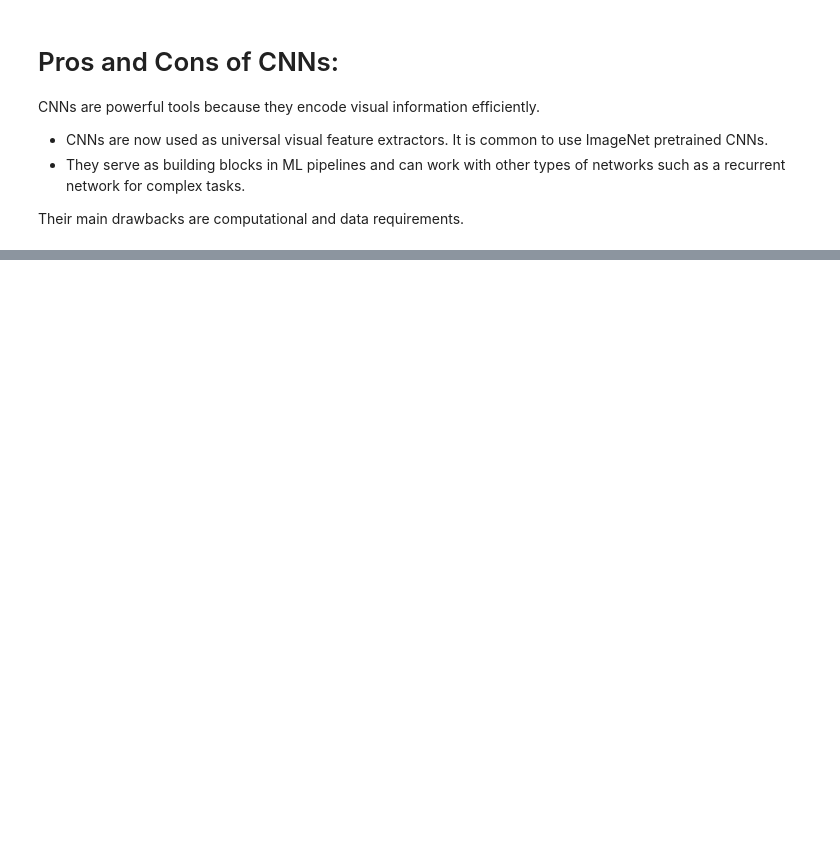
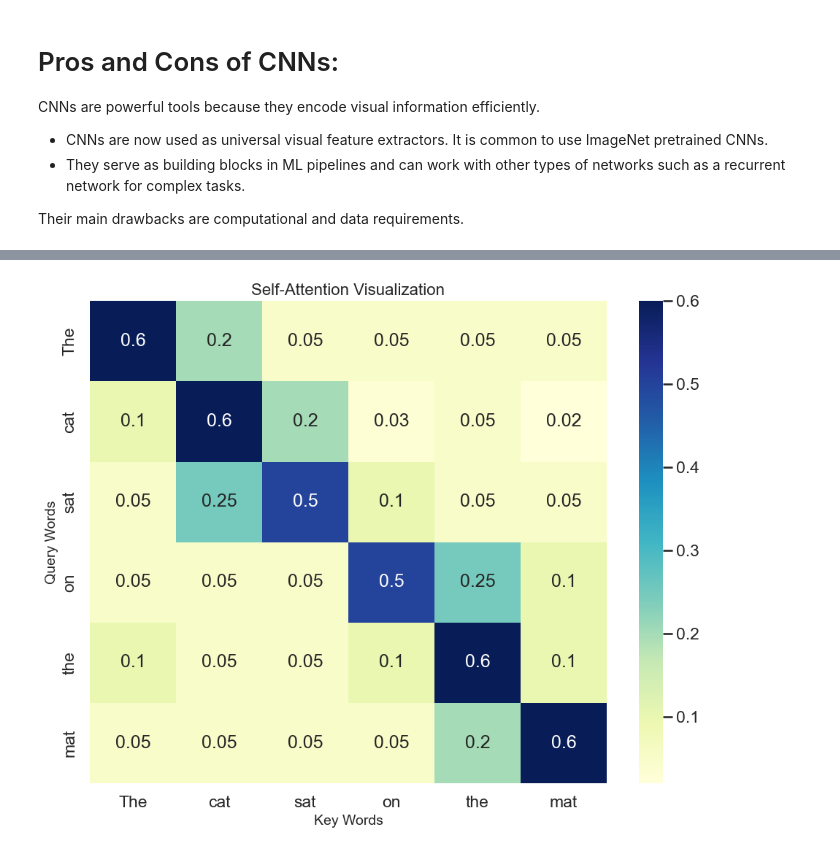
Before and after one commit to aaarrmiinnn/GW-CS6364, a Jupyter notebook: slides/lecture12-deep-learning.ipynb, the cells around one changed output, grey strips where cells are left out. Drawn from its saved outputs; the diff is of its cells as text; code cells hidden in the pictures; blank space fills up the shorter version.

```diff
--- a/slides/lecture12-deep-learning.ipynb
+++ b/slides/lecture12-deep-learning.ipynb
@@ -630,0 +808,39 @@ Their main drawbacks are computational and data requirements.
+# %%
+# Visualization of self-attention
+def visualize_attention(sentence, attention_matrix):
+    """
+    Visualize self-attention between words in a sentence
+
+    Args:
+        sentence: List of words
+        attention_matrix: Square matrix of attention weights
+    """
+    fig, ax = plt.subplots(figsize=(10, 8))
+
+    # Plot heatmap
+    sns.heatmap(attention_matrix, annot=True, cmap='YlGnBu',
+                xticklabels=sentence, yticklabels=sentence, ax=ax)
+
+    ax.set_title('Self-Attention Visualization', fontsize=16)
+    ax.set_xlabel('Key Words', fontsize=14)
+    ax.set_ylabel('Query Words', fontsize=14)
+
+    plt.tight_layout()
+    plt.show()
+
+# Example sentence
+sentence = ["The", "cat", "sat", "on", "the", "mat"]
+
+# Synthetic attention matrix (in a real model these would be learned)
+attention_matrix = np.array([
+    [0.6, 0.2, 0.05, 0.05, 0.05, 0.05],  # 'The' attends mostly to itself
+    [0.1, 0.6, 0.2, 0.03, 0.05, 0.02],   # 'cat' attends to itself and verbs
+    [0.05, 0.25, 0.5, 0.1, 0.05, 0.05],  # 'sat' attends to subject 'cat'
+    [0.05, 0.05, 0.05, 0.5, 0.25, 0.1],  # 'on' connects to surrounding context
+    [0.1, 0.05, 0.05, 0.1, 0.6, 0.1],    # 'the' attends to itself and 'mat'
+    [0.05, 0.05, 0.05, 0.05, 0.2, 0.6]    # 'mat' attends to itself and 'the'
+])
+
+visualize_attention(sentence, attention_matrix)
+# %% [output]
+[figure, added]
```
Also changed, not shown: parts of 13 cells of this notebook.
